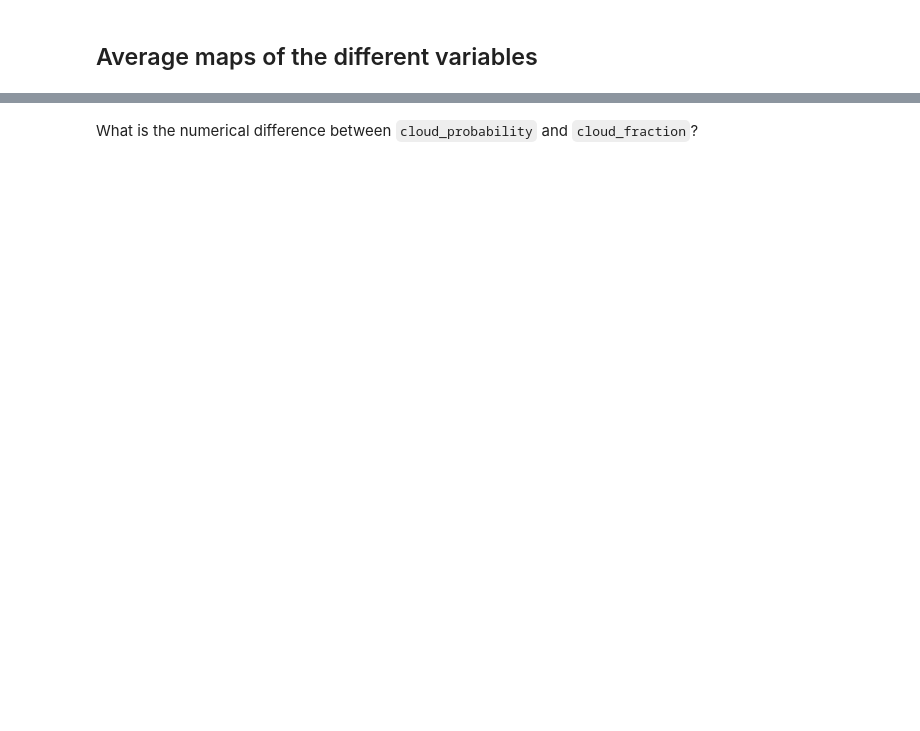
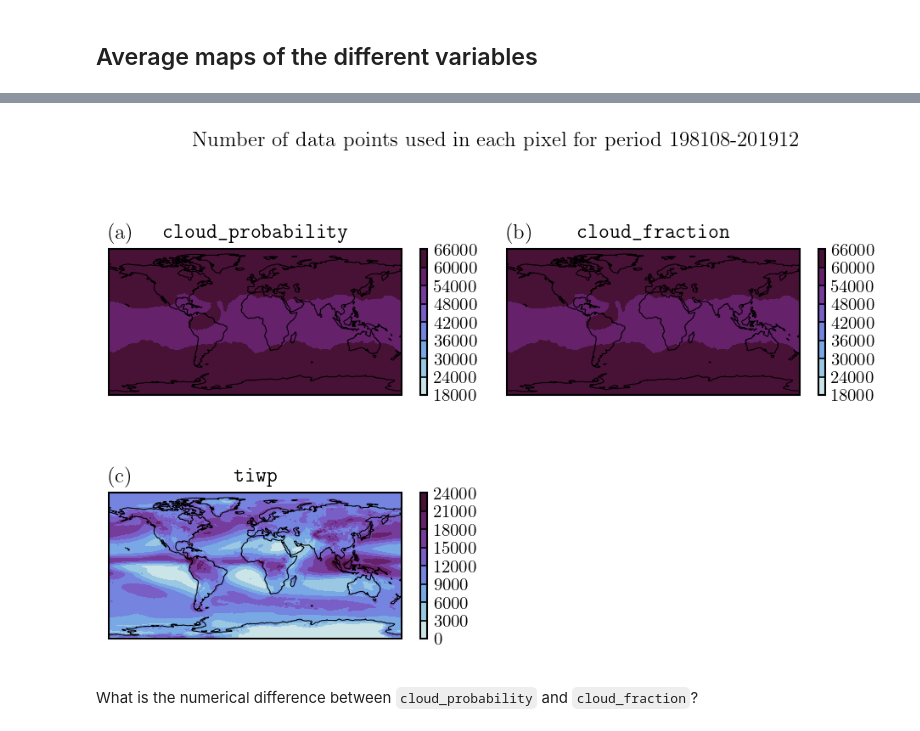
Before and after one commit to SEE-GEO/ccic_climate_record_analysis, a Jupyter notebook: notebooks/timeseries_patmos-x.ipynb, the cells around one changed output, grey strips where cells are left out. Saved outputs shown, nothing was run; the diff lists cells and outputs as text; code cells hidden in the pictures; blank space fills up the shorter version.

```diff
--- a/notebooks/timeseries_patmos-x.ipynb
+++ b/notebooks/timeseries_patmos-x.ipynb
@@ -234,46 +217,51 @@ plt.show()
+# %%
+for var in ['cloud_probability', 'cloud_fraction', 'tiwp']:
+    ds_results = ds_results.merge(
+        xr.Dataset(
+            data_vars={
+                f'{var}_fullcount': (
+                    ('latitude', 'longitude'),
+                    ds[f"{var}_count"].sum(dim="time", skipna=True).values,
+                    {'period': f'{month_start}-{month_end}'}
+                )
+            },
+            coords={
+                'latitude': ('latitude', ds.latitude.values),
+                'longitude': ('longitude', ds.longitude.values)
+            }
+        )
+    )
 # %%
 fig, axs = plt.subplots(ncols=2, nrows=2, subplot_kw=dict(projection=ccrs.PlateCarree()))
 
 step = 10
 
-for i, (ax, var) in enumerate(zip(axs.ravel(), ['cloud_probability', 'cloud_fraction', 'tiwp', 'tiwp_mixed'])):
-    ds_results = ds_results.merge(
-        xr.Dataset(
-            data_vars={
-                f'{var}_fullcount': (
-                    ('latitude', 'longitude'),
-                    ds[f"{var}_count"].sum(dim="time", skipna=True).data,
-                    {'period': f'{month_start}-{month_end}'}
-                )
-            },
-            coords={
-                'latitude': ('latitude', ds.latitude.data),
-                'longitude': ('longitude', ds.longitude.data)
-            }
-        )
-    )
-
+for i, (ax, var) in enumerate(zip(axs.ravel(), ['cloud_probability', 'cloud_fraction', 'tiwp'])):
     c = ax.contourf(
         ds_results.longitude.data[::step],
         ds_results.latitude.data[::step],
         ds_results[f"{var}_fullcount"].data[::step, ::step],
         transform=ccrs.PlateCarree()
     )
     c.set_rasterized(True)
     fig.colorbar(c, ax=ax, shrink=0.5)
     ax.coastlines()
     ax.set_global()
     ax.set_title(f'({chr(97 + i)})', loc='left')
     ax.set_title(rf'\verb+{var}+', loc='center')
 
+axs.ravel()[-1].set_axis_off()
+
 fig.suptitle(f'Number of data points used in each pixel for period {month_start}-{month_end}')
 
 fig.tight_layout()
 
 fig.savefig(f'../figures/PATMOSx_countmaps_{month_start}-{month_end}.pdf', bbox_inches='tight')
 fig.savefig(f'../figures/PATMOSx_countmaps_{month_start}-{month_end}.png', dpi=300, bbox_inches='tight')
 
 plt.show()
+# %% [output]
+[figure, added]
 # %% [markdown]
 What is the numerical difference between `cloud_probability` and `cloud_fraction`?
 # %%
```
Also changed, not shown: parts of 7 cells of this notebook.
